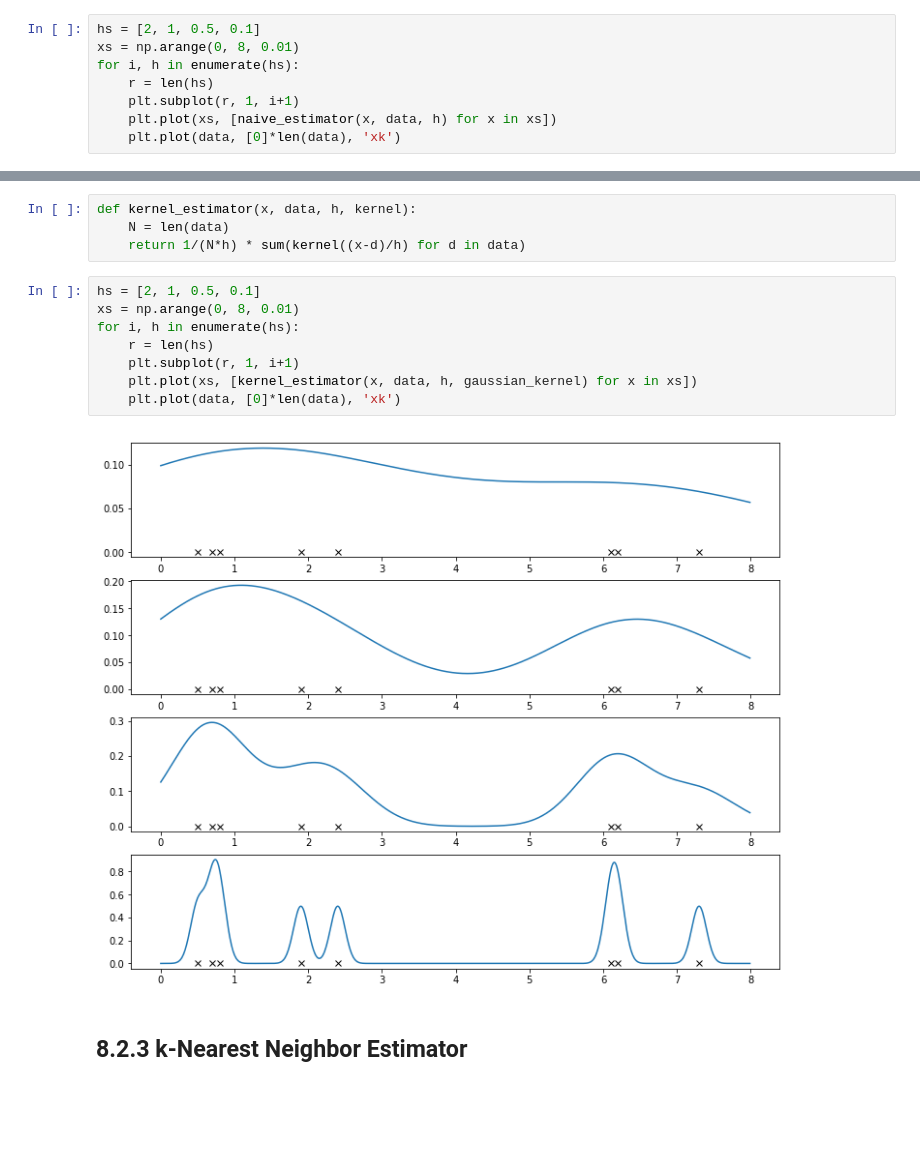
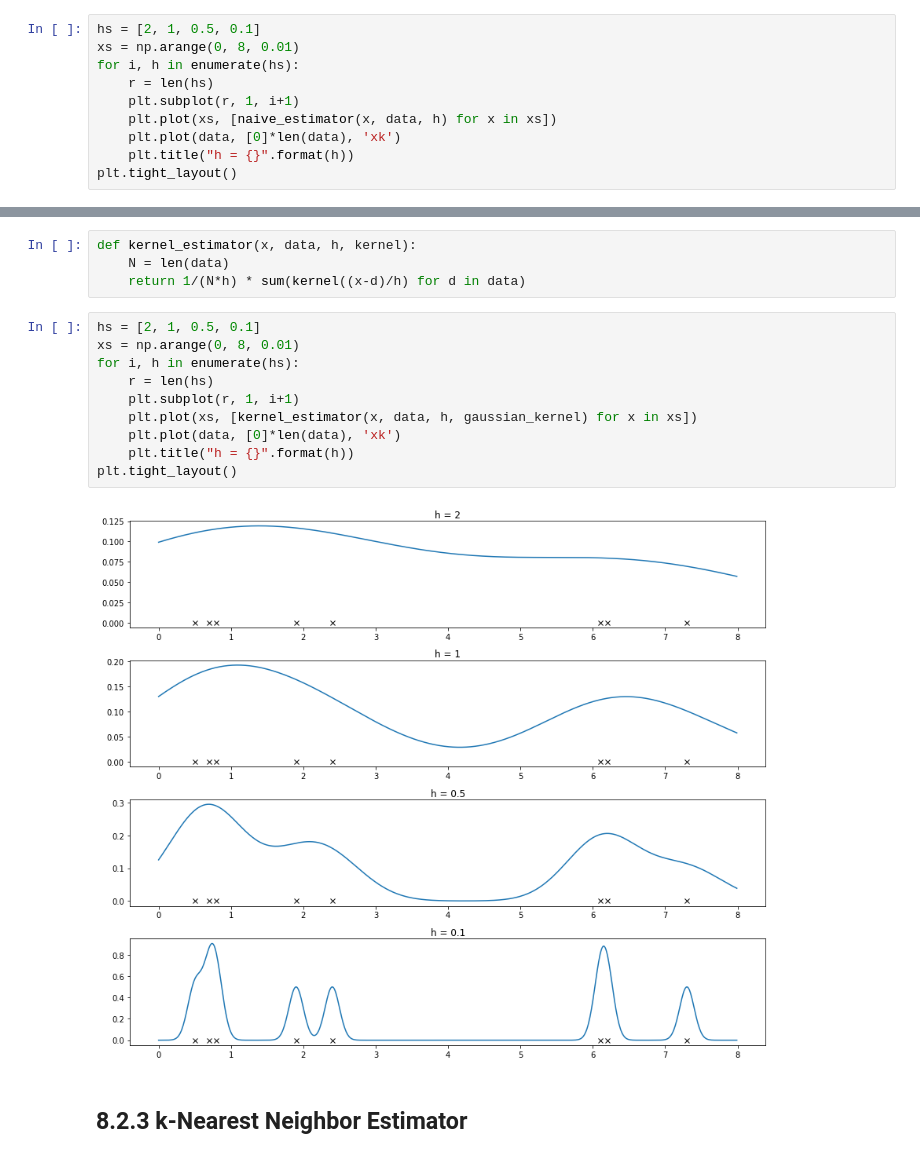
Before and after one commit to pfaion/NonparametricMethods, a Jupyter notebook: explore.ipynb, the cells around one changed output, grey strips where cells are left out. Drawn from its saved outputs; the diff is of its cells as text; blank space fills up the shorter version.

```diff
--- a/explore.ipynb
+++ b/explore.ipynb
@@ -49,4 +49,6 @@ for i, h in enumerate(hs):
     plt.subplot(r, 1, i+1)
     plt.plot(xs, [naive_estimator(x, data, h) for x in xs])
     plt.plot(data, [0]*len(data), 'xk')
+    plt.title("h = {}".format(h))
+plt.tight_layout()
 # %% [output]
@@ -67,13 +69,15 @@ def kernel_estimator(x, data, h, kernel):
 # %%
 hs = [2, 1, 0.5, 0.1]
 xs = np.arange(0, 8, 0.01)
 for i, h in enumerate(hs):
     r = len(hs)
     plt.subplot(r, 1, i+1)
     plt.plot(xs, [kernel_estimator(x, data, h, gaussian_kernel) for x in xs])
     plt.plot(data, [0]*len(data), 'xk')
+    plt.title("h = {}".format(h))
+plt.tight_layout()
 # %% [output]
-[figure, old version]
+[figure, new version]
 # %% [markdown]
 ## 8.2.3 k-Nearest Neighbor Estimator
 # %% [markdown]
```
Also changed, not shown: parts of 4 cells of this notebook, 6 other files.
